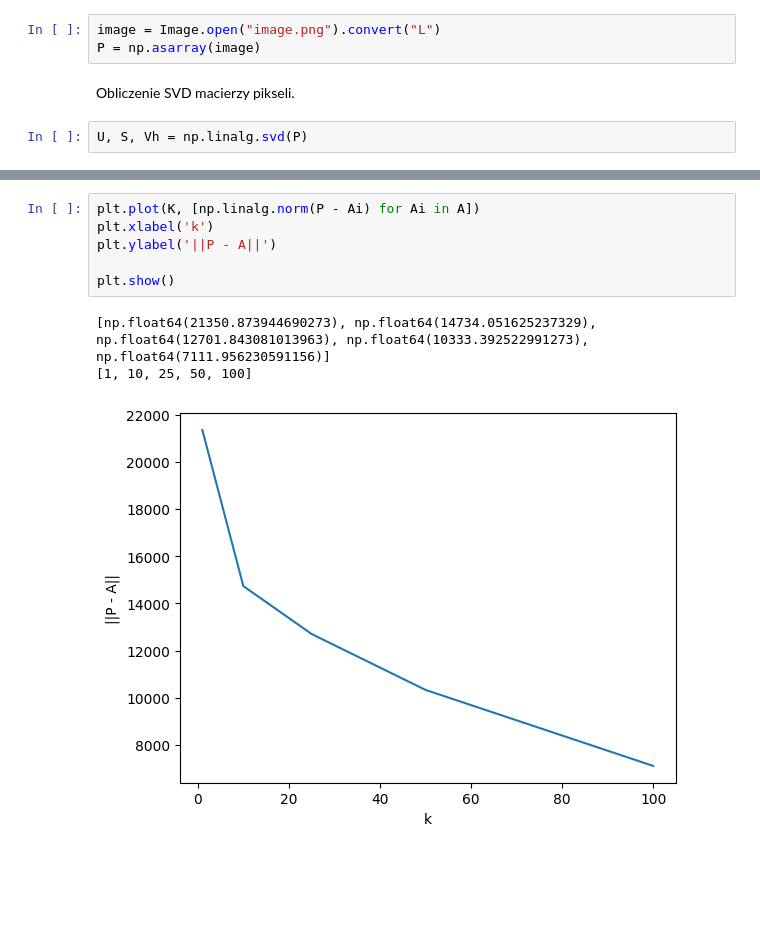
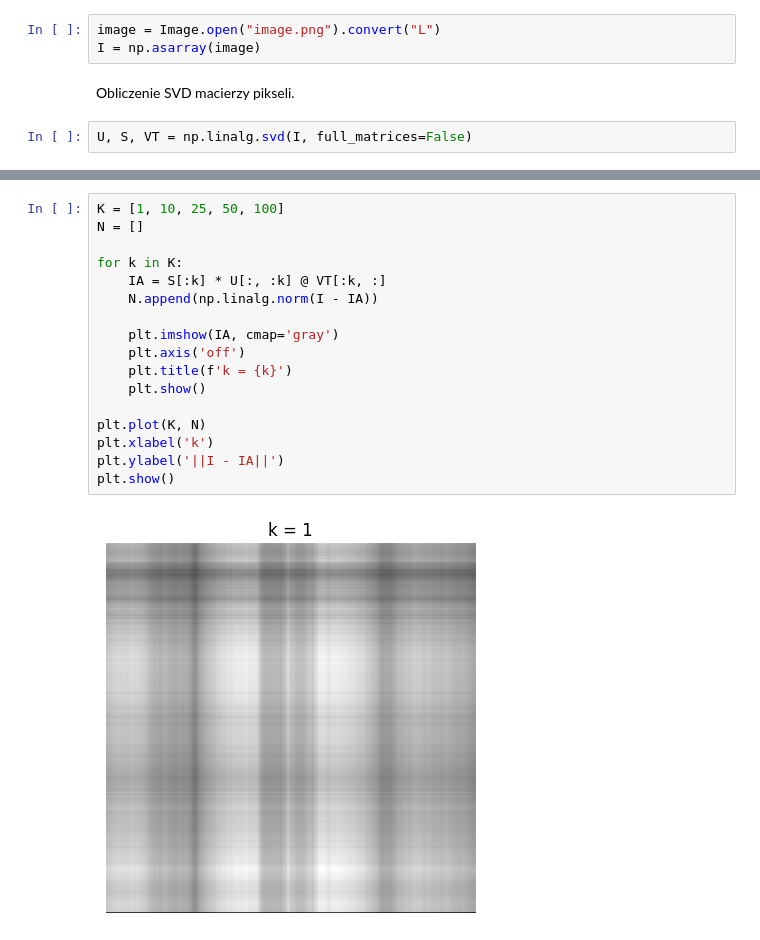
Before and after one commit to eszlamczyk/MOwNiT-Czech-lab-2024, a Jupyter notebook: lab05 - Singular Value Decomposition/lab5.ipynb, the cells around one changed output, grey strips where cells are left out. Saved outputs shown, nothing was run; the diff lists cells and outputs as text; blank space fills up the shorter version.

```diff
--- a/lab05 - Singular Value Decomposition/lab5.ipynb
+++ b/lab05 - Singular Value Decomposition/lab5.ipynb
@@ -11,9 +11,9 @@ import matplotlib.pyplot as plt
 Wczytanie obrazu i przygotowanie odpowiadającej mu macierzy pikseli.
 # %%
 image = Image.open("image.png").convert("L")
-P = np.asarray(image)
+I = np.asarray(image)
 # %% [markdown]
 Obliczenie SVD macierzy pikseli.
 # %%
-U, S, Vh = np.linalg.svd(P)
+U, S, VT = np.linalg.svd(I, full_matrices=False)
 # %% [markdown]
@@ -41,10 +21,19 @@ plt.show()
-# %%
-plt.plot(K, [np.linalg.norm(P - Ai) for Ai in A])
-plt.xlabel('k')
-plt.ylabel('||P - A||')
-
-plt.show()
-# %% [output]
-[np.float64(21350.873944690273), np.float64(14734.051625237329), np.float64(12701.843081013963), np.float64(10333.392522991273), np.float64(7111.956230591156)]
-[1, 10, 25, 50, 100]
-[figure, removed]
+# %%
+K = [1, 10, 25, 50, 100]
+N = []
+
+for k in K:
+    IA = S[:k] * U[:, :k] @ VT[:k, :]
+    N.append(np.linalg.norm(I - IA))
+
+    plt.imshow(IA, cmap='gray')
+    plt.axis('off')
+    plt.title(f'k = {k}')
+    plt.show()
+
+plt.plot(K, N)
+plt.xlabel('k')
+plt.ylabel('||I - IA||')
+plt.show()
+# %% [output]
+[figure, added]
```
Also changed, not shown: parts of 5 cells of this notebook.
